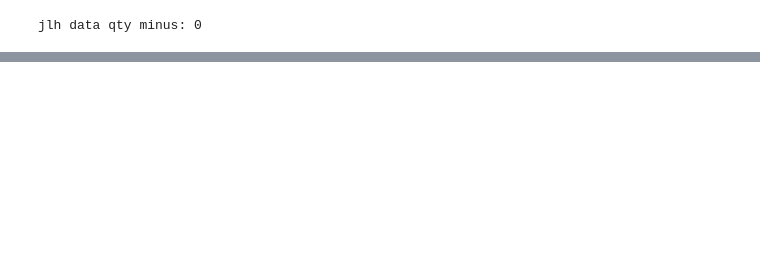
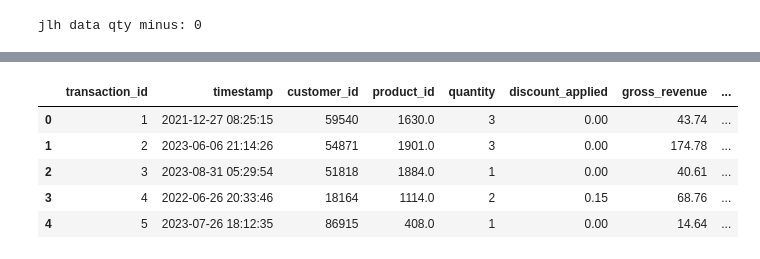
Before and after one commit to regartzpris/e-commerce_analysis, a Jupyter notebook: notebook/fact/fact_transactions.ipynb, the cells around one changed output, grey strips where cells are left out. Drawn from its saved outputs; the diff is of its cells as text; code cells hidden in the pictures; blank space fills up the shorter version.

```diff
--- a/notebook/fact/fact_transactions.ipynb
+++ b/notebook/fact/fact_transactions.ipynb
@@ -71,0 +194,9 @@ jlh data qty minus: 0
+# %%
+df_transactions.head()
+# %% [output]
+|  | transaction_id | timestamp | customer_id | product_id | quantity | discount_applied | gross_revenue | ... |
+| 0 | 1 | 2021-12-27 08:25:15 | 59540 | 1630.0 | 3 | 0.00 | 43.74 | ... |
+| 1 | 2 | 2023-06-06 21:14:26 | 54871 | 1901.0 | 3 | 0.00 | 174.78 | ... |
+| 2 | 3 | 2023-08-31 05:29:54 | 51818 | 1884.0 | 1 | 0.00 | 40.61 | ... |
+| 3 | 4 | 2022-06-26 20:33:46 | 18164 | 1114.0 | 2 | 0.15 | 68.76 | ... |
+| 4 | 5 | 2023-07-26 18:12:35 | 86915 | 408.0 | 1 | 0.00 | 14.64 | ... |
```
Also changed, not shown: parts of 24 cells of this notebook, 7 other files.
